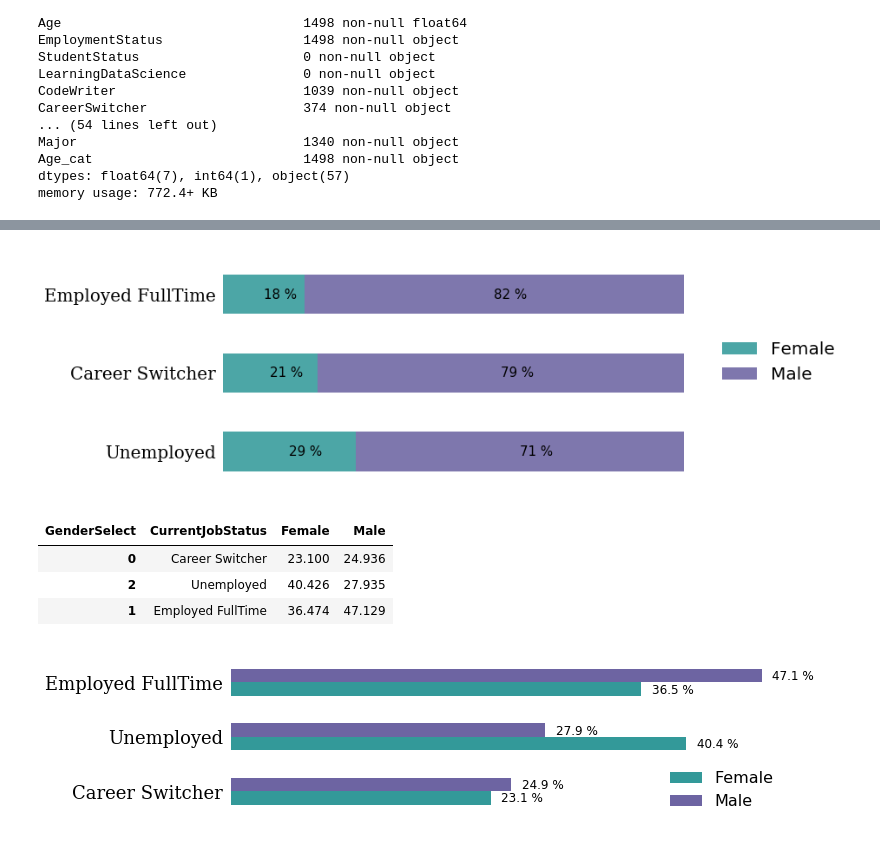
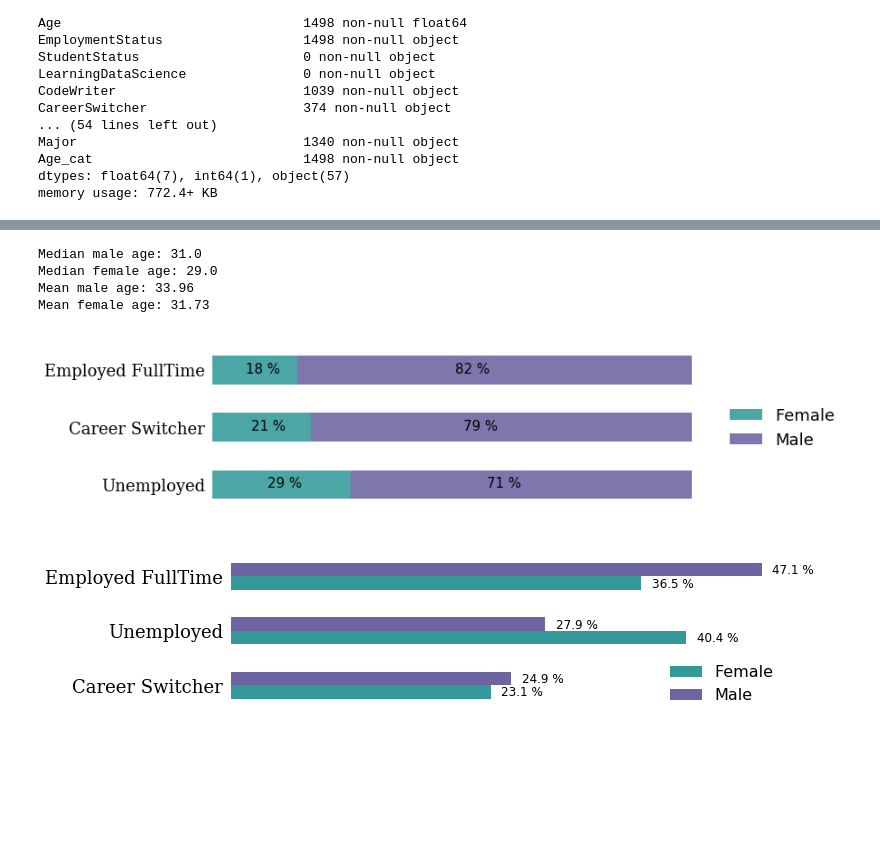
Before and after one commit to dmarinav/MISC, a Jupyter notebook: new_EDA.ipynb, the cells around one changed output, grey strips where cells are left out. Saved outputs shown, nothing was run; the diff lists cells and outputs as text; code cells hidden in the pictures; blank space fills up the shorter version.

```diff
--- a/new_EDA.ipynb
+++ b/new_EDA.ipynb
@@ -135,47 +156,50 @@ df_working=df[['GenderSelect','Age_cat','FormalEducation','Major',\
+# %%
+print ('Median male age:', y_ms.median())
+print ('Median female age:', y_fs.median())
+print ('Mean male age:', round(y_ms.mean(),2))
+print ('Mean female age:', round(y_fs.mean(),2))
+# %% [output]
+Median male age: 31.0
+Median female age: 29.0
+Mean male age: 33.96
+Mean female age: 31.73
 # %%
 df1 = pd.DataFrame(columns=['Gender','Status','Percentage'])
 JobStatus=list(df_working.CurrentJobStatus.unique())
 for status in JobStatus:
     y=df_working[df_working['CurrentJobStatus']==status]
     data=pd.DataFrame(y['GenderSelect'].value_counts(normalize=True)).reset_index()
     data['CurrentJobStatus']=status
     for index, row in data.iterrows():
         df1=df1.append({'Gender':row['index'], \
                               'Status':row['CurrentJobStatus'],\
                               'Percentage':row['GenderSelect']},\
                              ignore_index=True)
 
         df2=pd.pivot_table(df1, index=['Gender'], values=['Percentage'], \
                    columns='Status',aggfunc='sum').T.reset_index().iloc[:,1:].\
         sort_values(by='Male',ascending=True)
 
 
 plt.style.use('ggplot')
-ax=df2.plot.barh(stacked=True,color=['teal', 'darkslateblue'], alpha=.7,figsize=(10,5))
+ax=df2.plot.barh(stacked=True,color=['teal', 'darkslateblue'], alpha=.7,figsize=(10,3.5))
 for p in ax.patches:
     width, height = p.get_width(), p.get_height()
     x, y = p.get_xy()
-    ax.annotate('{:.0f} %'.format(width*100), (p.get_x()+.5*width, p.get_y()+.4*height),size=15)
+    ax.annotate('{:.0f} %'.format(width*100), (p.get_x()+.4*width, p.get_y()+.4*height),size=15)
 ax.set_facecolor('white')
 ax.get_xaxis().set_ticks([])
 ax.xaxis.set_ticks_position('none')
 ax.yaxis.set_ticks_position('none')
-ax.set_yticklabels(df2['Status'], size =20,family='serif', color='black')
+ax.set_yticklabels(df2['Status'], size =18,family='serif', color='black')
 leg=ax.legend(['Female', 'Male'], loc='best', \
-          fontsize=10,bbox_to_anchor=(1, .7),prop={'size':20})
+          fontsize=10,bbox_to_anchor=(1, .7),prop={'size':18})
 leg.get_frame().set_facecolor('none')
 leg.get_frame().set_edgecolor('none')
 ax.yaxis.grid(False)
 plt.show()
 # %% [output]
-[figure, old version]
+[figure, new version]
-# %%
-df3
-# %% [output]
-| GenderSelect | CurrentJobStatus | Female | Male |
-| 0 | Career Switcher | 23.100 | 24.936 |
-| 2 | Unemployed | 40.426 | 27.935 |
-| 1 | Employed FullTime | 36.474 | 47.129 |
 # %%
 df1=df_working.groupby(['GenderSelect','CurrentJobStatus']).agg({'index': 'count'})
 df2= df1.groupby(level=0).apply(lambda x:100 * x / float(x.sum())).reset_index()
```
Also changed, not shown: parts of 10 cells of this notebook, 1 other file.
